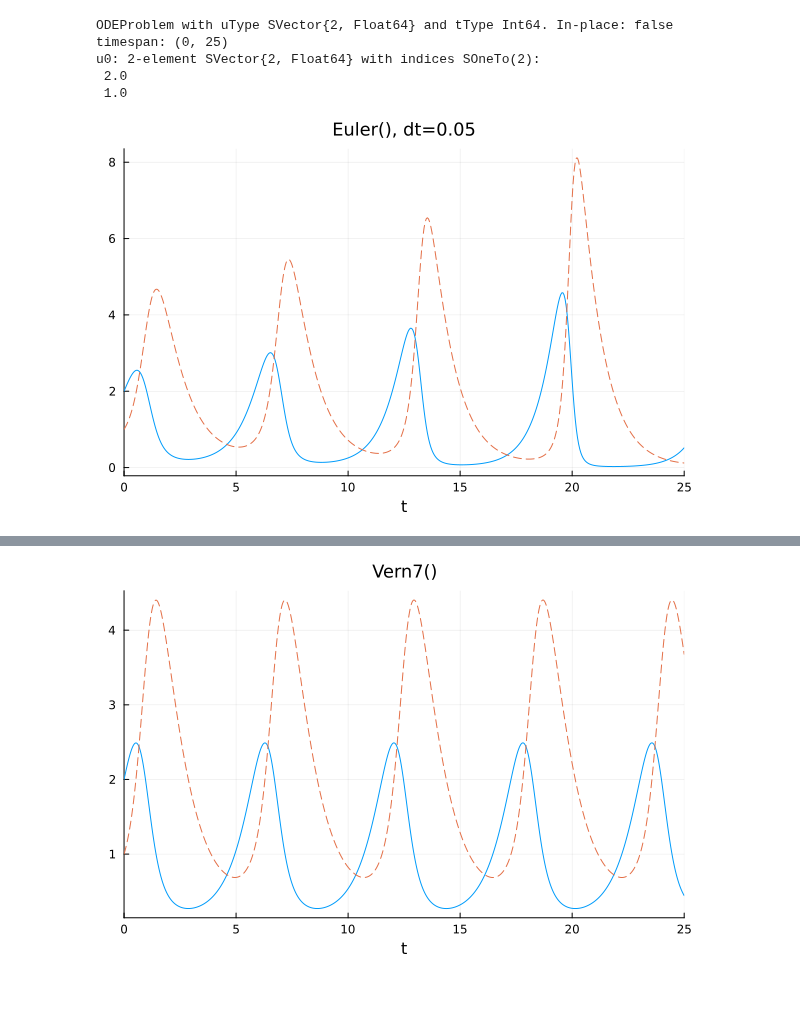
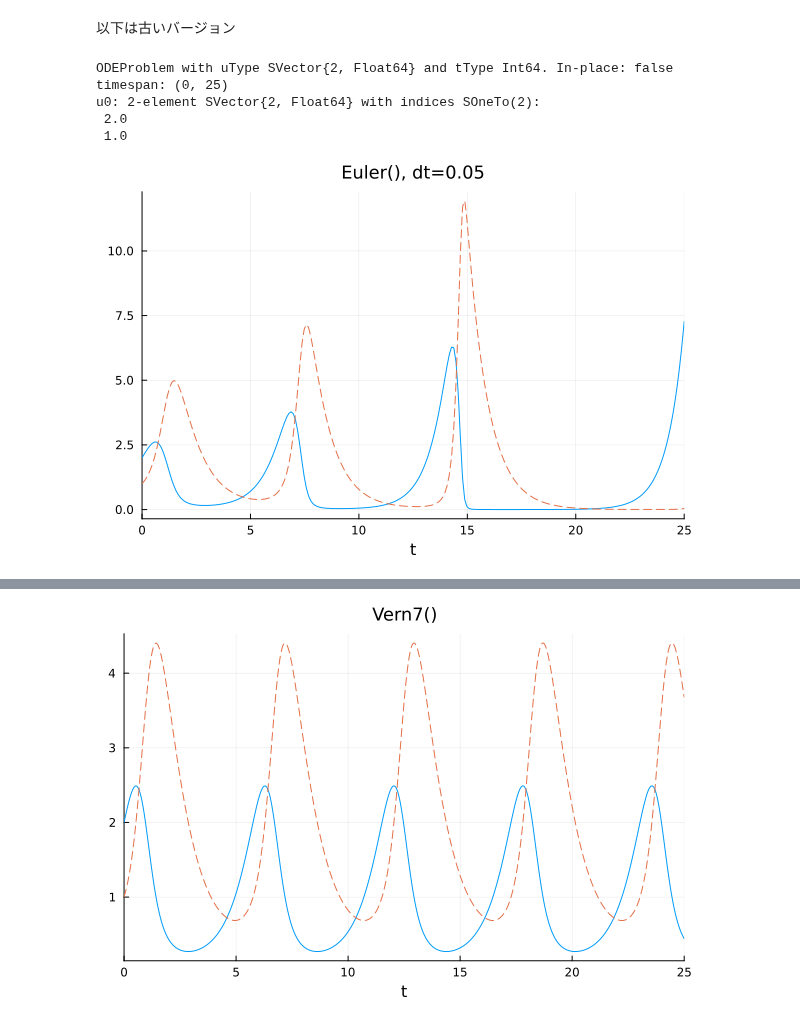
Before and after one commit to genkuroki/public, a Jupyter notebook: 0039/Lotka-Volterra.ipynb, the cells around one changed output, grey strips where cells are left out. Saved outputs shown, nothing was run; the diff lists cells and outputs as text; code cells hidden in the pictures; blank space fills up the shorter version.

```diff
--- a/0039/Lotka-Volterra.ipynb
+++ b/0039/Lotka-Volterra.ipynb
@@ -7,10 +71,12 @@ https://twitter.com/kimu3_slime/status/1608678692817080320?s=20&t=DN3hlMCpGLP6Q9
+# %% [markdown]
+以下は古いバージョン
 # %%
 using OrdinaryDiffEq
 using StaticArrays
 using Plots
 default(fmt=:png, titlefontsize=12)
 
-function LotkaVolterra(u, param, t)
+function LotkaVolterra_old(u, param, t)
     S, W = u
     p, q, r, s = param
     dS =  p*S - q*W*S
@@ -21,7 +87,7 @@ end
 param = [1.4, 0.7, 1.0, 1.0]
 u0 = SVector(2.0, 1.0)
 tspan = (0, 25)
-prob = ODEProblem(LotkaVolterra, u0, tspan, param)
+prob_old = ODEProblem(LotkaVolterra_old, u0, tspan, param)
 # %% [output]
 ODEProblem with uType SVector{2, Float64} and tType Int64. In-place: false
 timespan: (0, 25)
@@ -29,7 +95,7 @@ u0: 2-element SVector{2, Float64} with indices SOneTo(2):
  2.0
  1.0
 # %%
-sol = solve(prob, Euler(); dt=0.05)
+sol = solve(prob_old, Euler(); dt=0.1)
 plot(sol; legend=false, ls=[:solid :dash], title="Euler(), dt=0.05")
 # %% [output]
-[figure, old version]
+[figure, new version]
```
Also changed, not shown: parts of 13 cells of this notebook, 1 other file.
